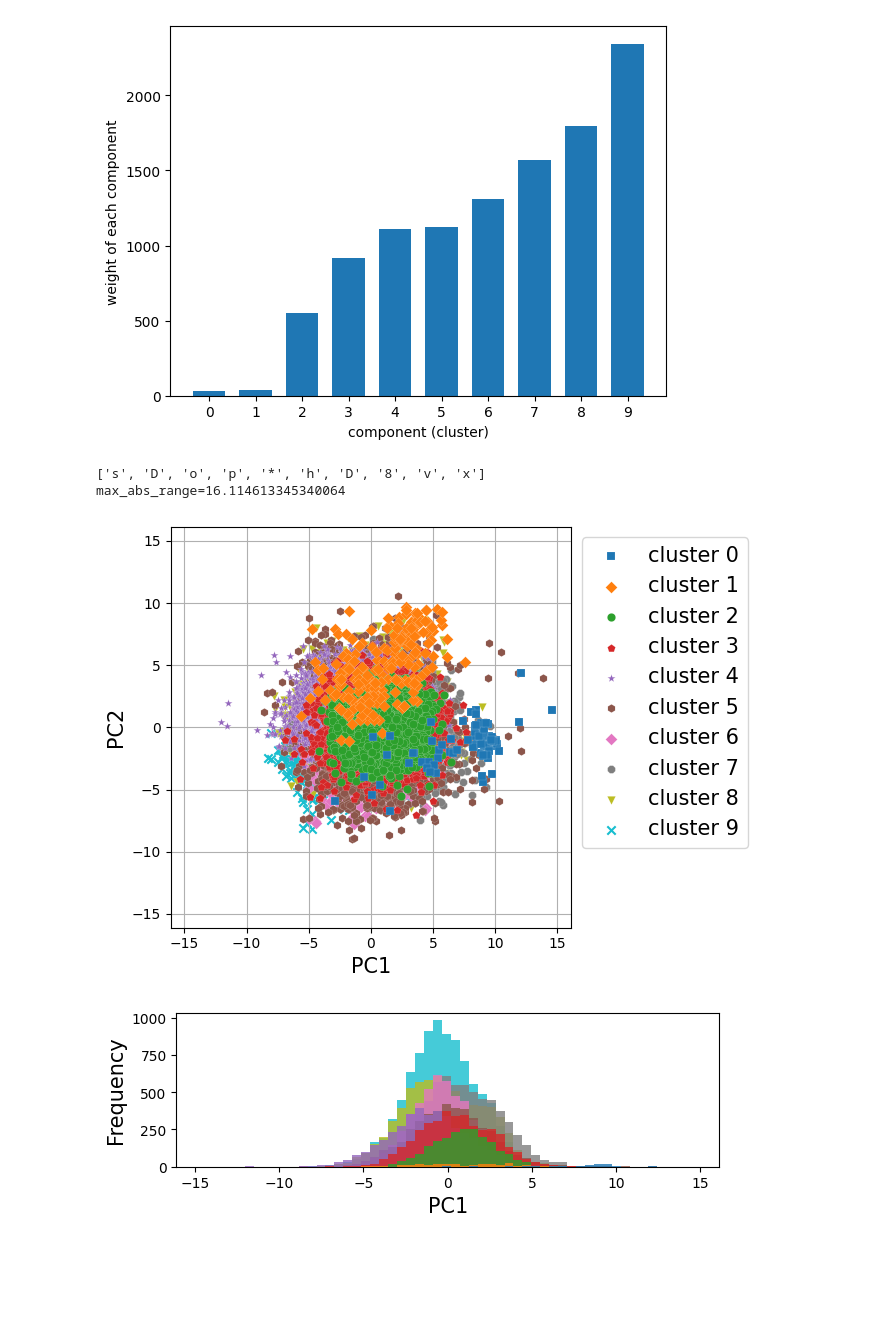
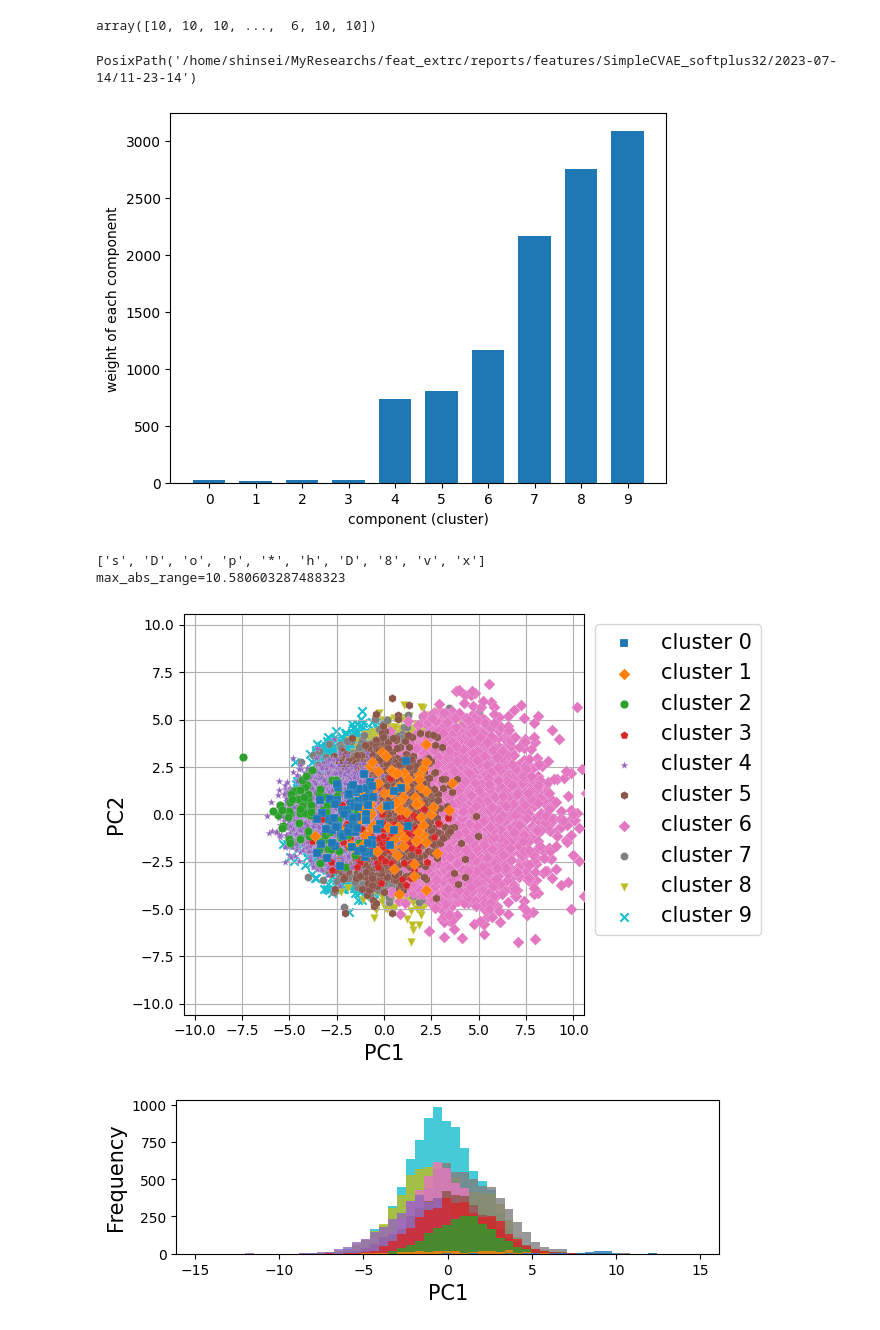
Before and after one commit to RyuichiShinseiB/Feature_extraction, a Jupyter notebook: notebooks/VBGMM_clustering.ipynb, the cells around one changed output. Cells and saved outputs as stored; diff of their text form; code cells hidden in the pictures; blank space fills up the shorter version.

```diff
--- a/notebooks/VBGMM_clustering.ipynb
+++ b/notebooks/VBGMM_clustering.ipynb
@@ -121,7 +121,7 @@ colors = ['tab:blue', 'tab:orange', 'tab:green', 'tab:red', 'tab:purple', 'tab:b
 markers = ['s', 'D', 'o', 'p', '*', 'h', 'D', '8', 'v', 'x']
 
 model_save_pardir = Path("../models/")
-feature_pardir = Path("/home/shinsei/MyResearchs/feat_extrc/reports/features/SimpleCAE32/2023-07-10/13-09-32")
+feature_pardir = Path("/home/shinsei/MyResearchs/feat_extrc/reports/features/SimpleCVAE_softplus32/2023-07-14/11-23-14")
 image_pardir = Path("/home/shinsei/MyResearchs/feat_extrc/data/processed/CNTForest/cnt_sem_32x32/10k/")
 
 # feature_csv_path = "/home/shinsei/MyResearchs/feat_extrc/reports/features/SimpleCAE32/2023-07-07/12-15-24/features.csv"
@@ -194,7 +200,7 @@ print(clustering_type)
 
 vbgmm_train_pca = BayesianGaussianMixture(
     n_components=nc,
-    max_iter=500,
+    max_iter=1000,
     n_init=10,
     init_params="k-means++"
 )
@@ -241,6 +247,14 @@ df_train_clustering = df_train.with_columns(
     [make_file_path_col, pl.Series("cluster", y_train_pca_sorted_cluster-1)]
 )
 df_train_clustering.write_csv(feature_pardir / "feature_train_data_clustering.csv")
+# %%
+y_train_pca_sorted_cluster
+# %% [output]
+array([10, 10, 10, ...,  6, 10, 10])
+# %%
+feature_pardir
+# %% [output]
+PosixPath('/home/shinsei/MyResearchs/feat_extrc/reports/features/SimpleCVAE_softplus32/2023-07-14/11-23-14')
 # %%
 y_check_pca = vbgmm_train_pca.predict(X_check_pca[:, :num_use_features])
 y_check_pca_sorted_cluster = rank_of_cluster_train_pca[y_check_pca]
@@ -254,26 +268,27 @@ plt.xlabel('component (cluster)')
 plt.ylabel('weight of each component')
 plt.show()
 # %% [output]
-[figure, old version]
+[figure, new version]
 # %%
-df_train_clustering = pl.read_csv("/home/shinsei/MyResearchs/feat_extrc/reports/features/SimpleCAE32/2023-07-10/13-09-32/feature_train_data_clustering.csv")
-# scatter_data = df_train_clustering.select([pl.exclude(["dirname", "filename", "filepath", "cluster"])]).to_numpy()
-cluster_labels = df_train_clustering.select(pl.col("cluster")).to_numpy().flatten()
+# df_train_clustering = pl.read_csv("/home/shinsei/MyResearchs/feat_extrc/reports/features/SimpleCAE32/2023-07-10/13-09-32/feature_train_data_clustering.csv")
+# # scatter_data = df_train_clustering.select([pl.exclude(["dirname", "filename", "filepath", "cluster"])]).to_numpy()
+# cluster_labels = df_train_clustering.select(pl.col("cluster")).to_numpy().flatten()
 scatter_each_classes(
     X_train_pca,
-    cluster_labels,
+    # cluster_labels,
+    y_train_pca_sorted_cluster-1,
     np.arange(0, 10)[::-1],
     markers,
     colors,
     xylabel=("PC1", "PC2"),
     face_color="None",
     fontsize=15,
-    path="../reports/figures/VBGMM/2023-07-10/cluster_images/scatter.png"
+    path="../reports/figures/VBGMM/2023-07-14/cluster_images/scatter.png"
 )
 # %% [output]
 ['s', 'D', 'o', 'p', '*', 'h', 'D', '8', 'v', 'x']
-max_abs_range=16.114613345340064
+max_abs_range=10.580603287488323
-[figure, old version]
+[figure, new version]
 # %%
 x_min = -16.114613345340064
 x_max = 16.114613345340064
```
Also changed, not shown: parts of 7 cells of this notebook, 4 other files.
